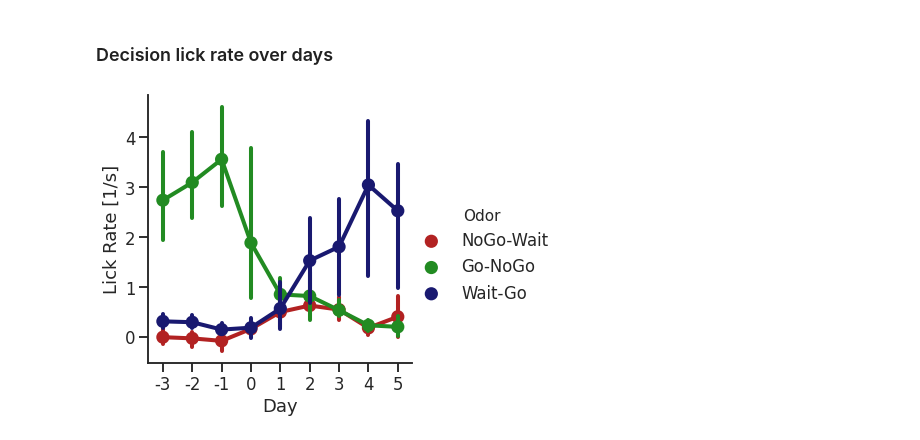
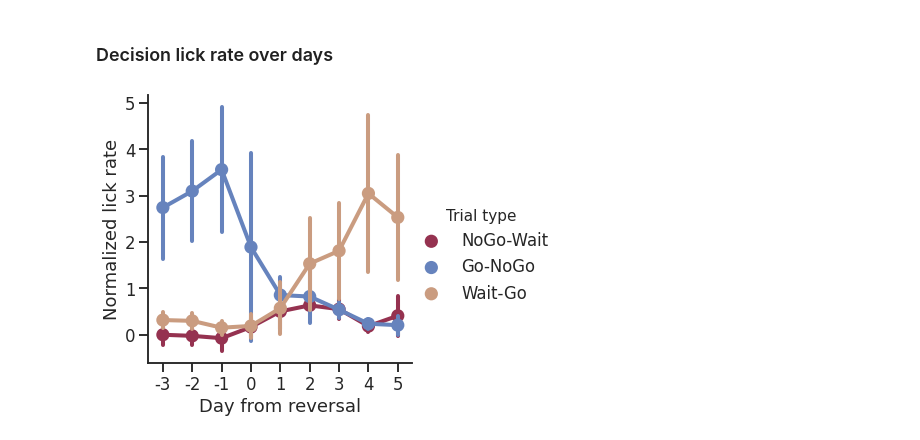
Before and after one commit to juhuntenburg/instrumental_conditioning, a Jupyter notebook: 03_Lick_data.ipynb, the cells around one changed output. Saved outputs shown, nothing was run; the diff lists cells and outputs as text; code cells hidden in the pictures.

```diff
--- a/03_Lick_data.ipynb
+++ b/03_Lick_data.ipynb
@@ -99,7 +99,7 @@ for c in ['go', 'nogo', 'wait']:
         plt.vlines(np.where(licks_1[:,trial]==1)[0]-10000, idx+1, idx+2)
         idx+=1
 
-    plt.xlabel("sec from odor onset")
+    plt.xlabel("sec from ITI onset")
     plt.xticks([-10000, -5000, 0, 5000, 10000], [-10, -5, 0, 5, 10])
     plt.yticks([])
     plt.title(c.capitalize())
@@ -147,7 +147,7 @@ for c in ['go', 'nogo', 'wait']:
         plt.vlines(0, idx+1, idx+2, color="white")
         idx+=1
 
-    plt.xlabel("Decision Period")
+    plt.xlabel("sec from odor onset")
     plt.xticks([0,2000,4000,6000,8000,10000], [0,2,4,6,8,10])
     plt.yticks([])
     plt.title(c.capitalize())
@@ -171,9 +171,9 @@ for a in ['odor', 'iti']:
 # %%
 fig, ax = plt.subplots(1,2, figsize=(15,5))
 
-types = ['go', 'nogo', 'wait']
+types = ['nogo', 'wait', 'go']
 mice = ['SHA', 'TAY', 'UUU', 'VVV', 'WEY', 'YOU']
-colors = ['forestgreen', 'firebrick', 'midnightblue']
+colors = [sns.color_palette('twilight_shifted',10)[i] for i in [-2,-4,2]]
 performances = [0,1]
 
 
@@ -389,10 +439,11 @@ for d in range(len(days)):
             odor_ids.append(odor_labels[o])
             day_ids.append(days[d])
 # %%
-df_plot = pd.DataFrame(columns=['Mouse', 'Day', 'Odor', 'Lick Rate [1/s]'],
+df_plot = pd.DataFrame(columns=['Mouse', 'Day from reversal', 'Trial type', 'Normalized lick rate'],
                        data=zip(mouse_ids, day_ids, odor_ids, lick_rates))
+colors = [sns.color_palette('twilight_shifted',10)[i] for i in [-2,2,-4]]
 # %%
-sns.catplot(x="Day", y="Lick Rate [1/s]", hue="Odor",
-            kind="point", data=df_plot, palette=colors);
+sns.catplot(x="Day from reversal", y="Normalized lick rate", hue="Trial type",
+            kind="point", data=df_plot, palette=colors, ci='sd');
 # %% [output]
-[figure, old version]
+[figure, new version]
```
Also changed, not shown: parts of 5 cells of this notebook, 1 other file.
